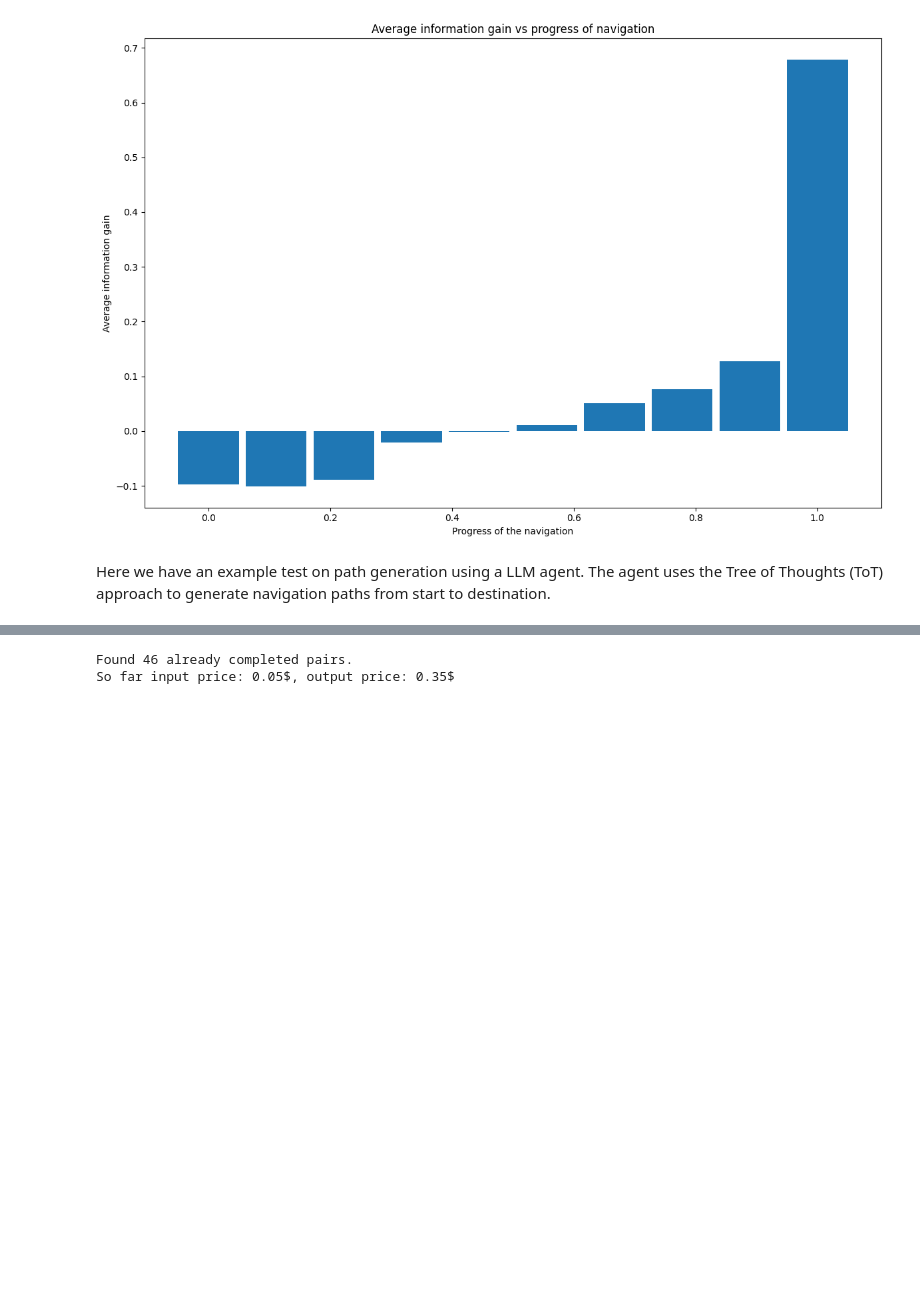
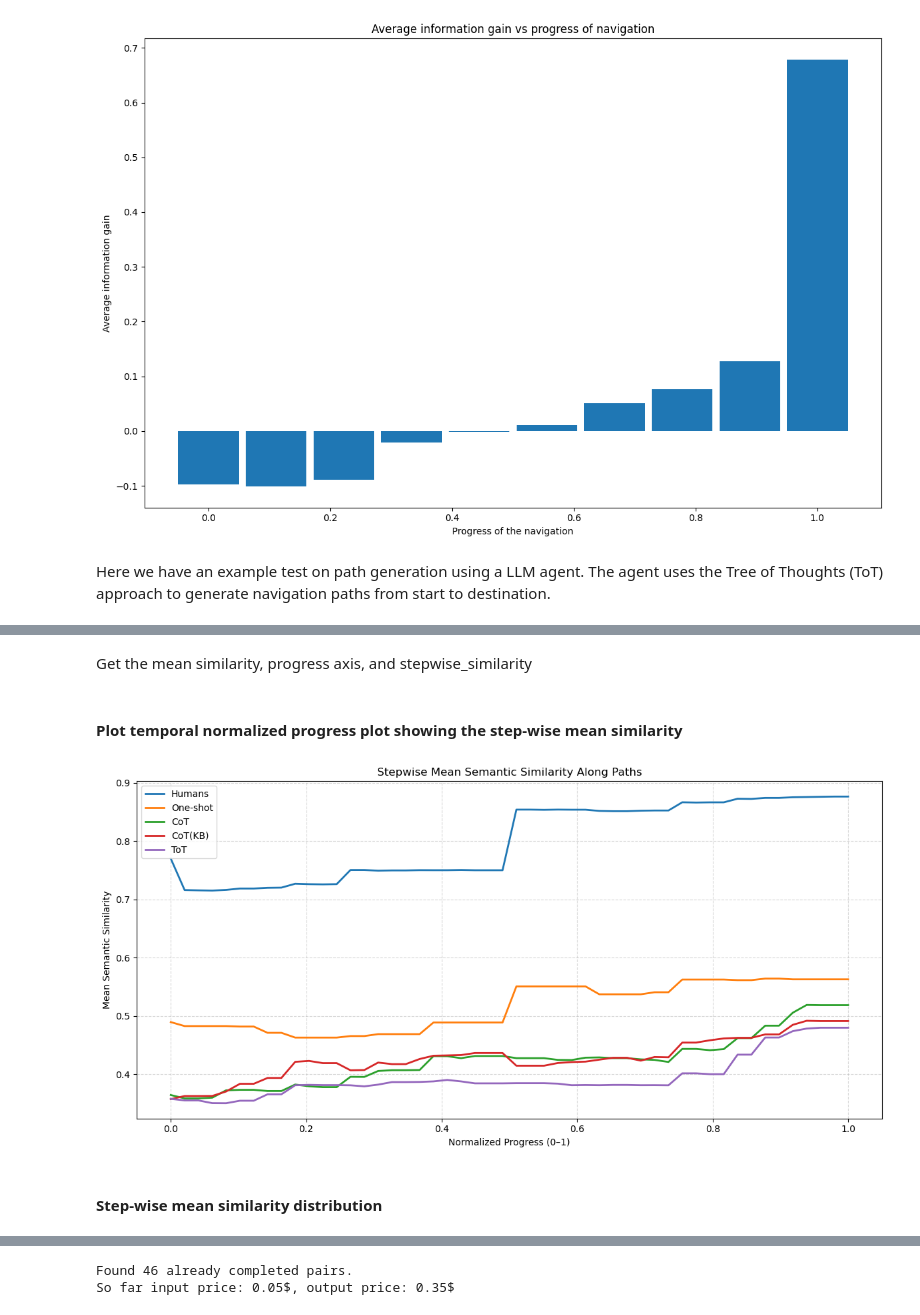
Before and after one commit to au-nlp/project-milestone-p2-group11, a Jupyter notebook: main.ipynb, the cells around one changed output, grey strips where cells are left out. Cells and saved outputs as stored; diff of their text form; code cells hidden in the pictures; blank space fills up the shorter version.

```diff
--- a/main.ipynb
+++ b/main.ipynb
@@ -300,0 +489,29 @@ Here we have an example test on path generation using a LLM agent. The agent use
+# %%
+embeddings = torch.load("results/article_emb/embeddings.pt", weights_only=True).numpy()
+metadata = pd.read_csv("results/article_emb/metadata.csv")
+article_to_idx = {row['article']: i for i, row in metadata.iterrows()}
+# %% [markdown]
+Get the mean similarity, progress axis, and stepwise_similarity
+# %%
+sem_sim_dict = {
+    "Humans": article_cats_finished,
+    "One-shot": blind_paths["path_list"].tolist(),
+    "CoT": link_aware_paths["path_list"].tolist(),
+    "CoT(KB)": external_info_paths["path_list"].tolist(),
+    "ToT": tot_paths["path_list"].tolist()
+}
+
+mean_similarity, progress_axis, stepwise_similarity = preprocessor.compute_stepwise_mean_similarity(
+    sem_sim_dict,
+    article_to_idx,
+    embeddings
+)
+# %% [markdown]
+#### Plot temporal normalized progress plot showing the step-wise mean similarity
+# %%
+# Chart showing the step-weise mean similarity over normalized progress [0,1]
+visualizer.visualize_stepwise_mean_similarity(mean_similarity, progress_axis)
+# %% [output]
+[figure, added]
+# %% [markdown]
+#### Step-wise mean similarity distribution
```
Also changed, not shown: parts of 28 cells of this notebook, 2 other files.
